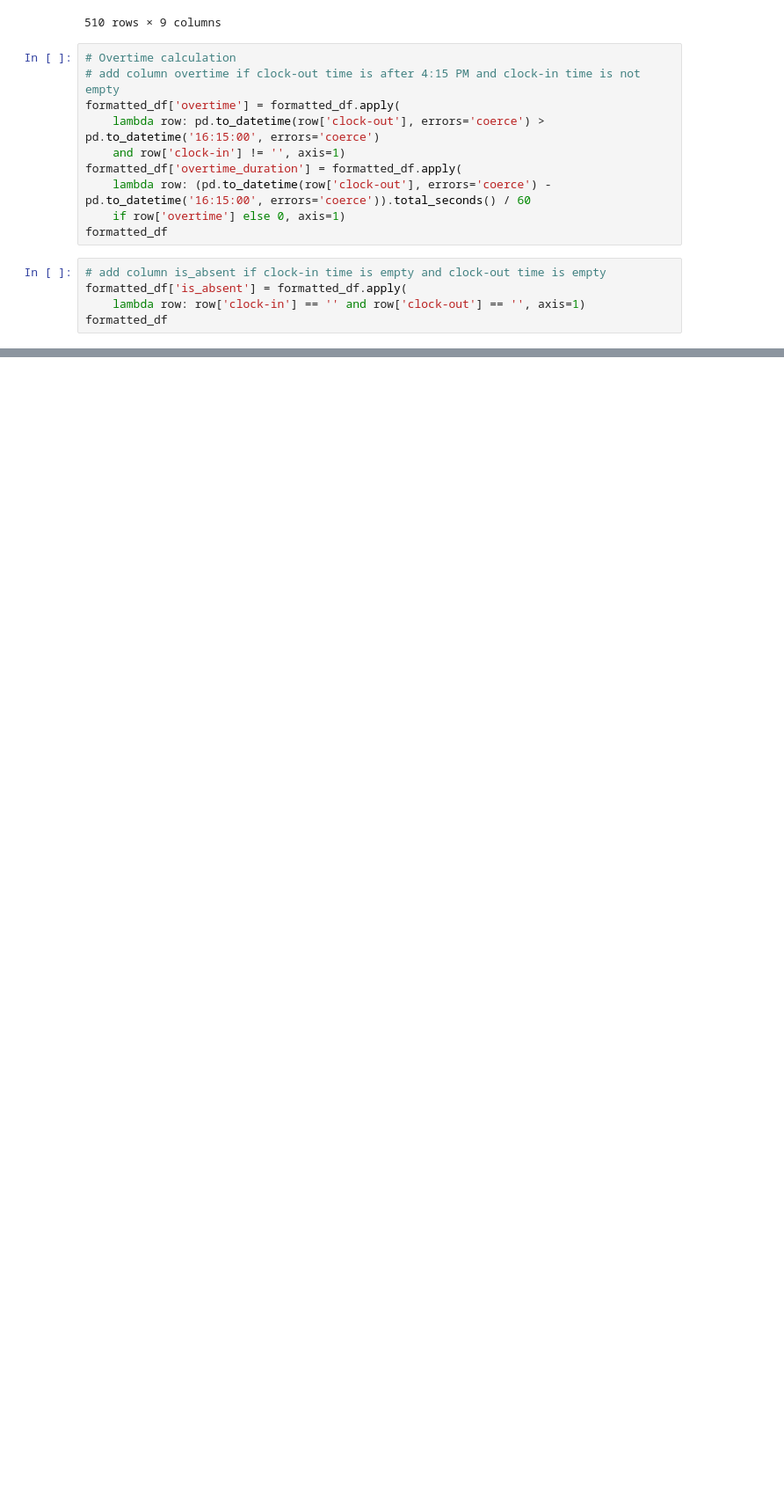
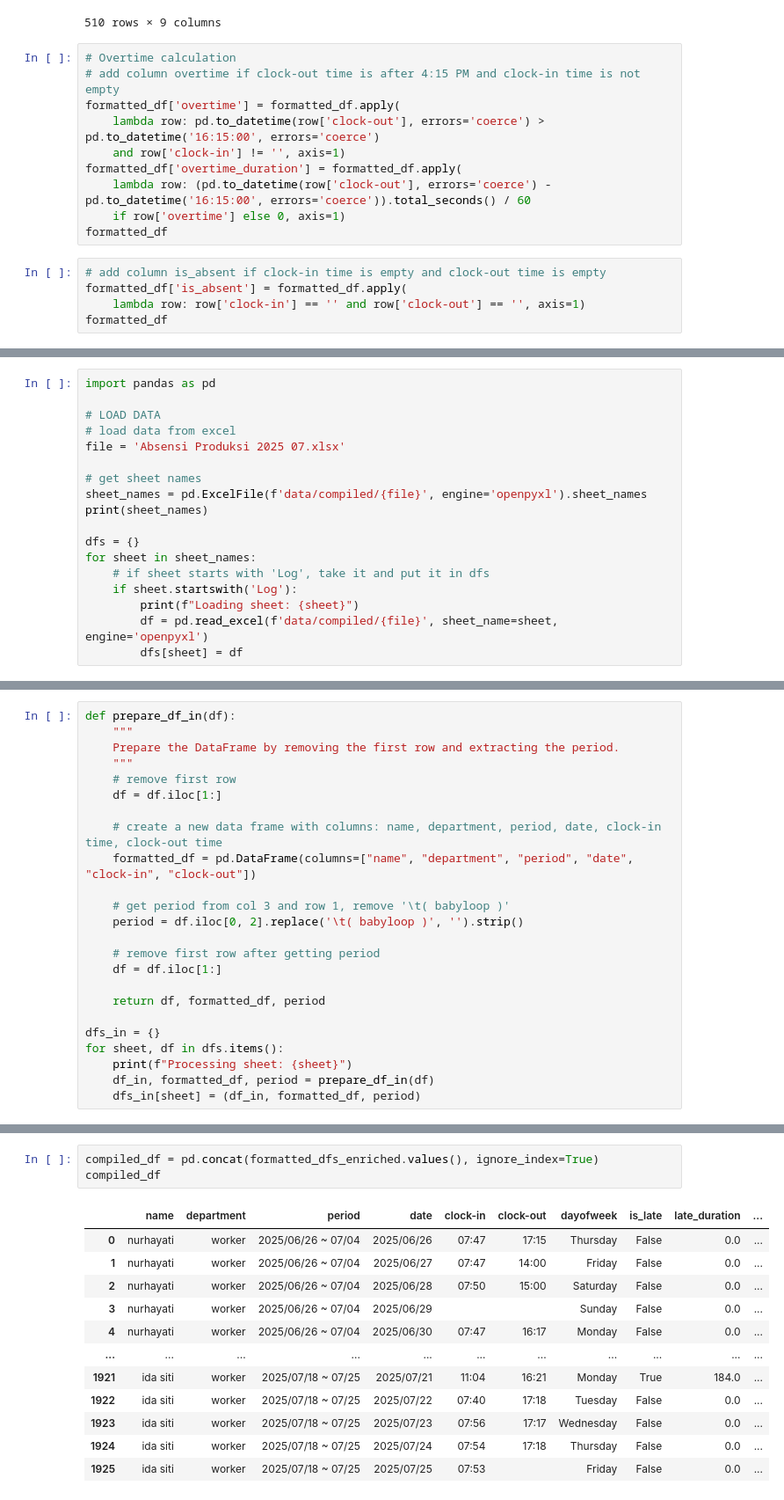
Before and after one commit to code13night/attendance_transform, a Jupyter notebook: notebook.ipynb, the cells around one changed output, grey strips where cells are left out. Shown: that part at 88% size. Drawn from its saved outputs; the diff is of its cells as text; blank space fills up the shorter version.

Commit message:
add multiple sheets processing

```diff
--- a/notebook.ipynb
+++ b/notebook.ipynb
@@ -401,0 +406,18 @@ formatted_df.to_csv(f'formatted/{base_filename}.csv', index=False)
+# %%
+import pandas as pd
+
+# LOAD DATA
+# load data from excel
+file = 'Absensi Produksi 2025 07.xlsx'
+
+# get sheet names
+sheet_names = pd.ExcelFile(f'data/compiled/{file}', engine='openpyxl').sheet_names
+print(sheet_names)
+
+dfs = {}
+for sheet in sheet_names:
+    # if sheet starts with 'Log', take it and put it in dfs
+    if sheet.startswith('Log'):
+        print(f"Loading sheet: {sheet}")
+        df = pd.read_excel(f'data/compiled/{file}', sheet_name=sheet, engine='openpyxl')
+        dfs[sheet] = df
@@ -401,0 +443,24 @@ formatted_df.to_csv(f'formatted/{base_filename}.csv', index=False)
+# %%
+def prepare_df_in(df):
+    """
+    Prepare the DataFrame by removing the first row and extracting the period.
+    """
+    # remove first row
+    df = df.iloc[1:]
+
+    # create a new data frame with columns: name, department, period, date, clock-in time, clock-out time
+    formatted_df = pd.DataFrame(columns=["name", "department", "period", "date", "clock-in", "clock-out"])
+
+    # get period from col 3 and row 1, remove '\t( babyloop )'
+    period = df.iloc[0, 2].replace('\t( babyloop )', '').strip()
+
+    # remove first row after getting period
+    df = df.iloc[1:]
+
+    return df, formatted_df, period
+
+dfs_in = {}
+for sheet, df in dfs.items():
+    print(f"Processing sheet: {sheet}")
+    df_in, formatted_df, period = prepare_df_in(df)
+    dfs_in[sheet] = (df_in, formatted_df, period)
@@ -401,0 +674,16 @@ formatted_df.to_csv(f'formatted/{base_filename}.csv', index=False)
+# %%
+compiled_df = pd.concat(formatted_dfs_enriched.values(), ignore_index=True)
+compiled_df
+# %% [output]
+|  | name | department | period | date | clock-in | clock-out | dayofweek | is_late | late_duration | ... |
+| 0 | nurhayati | worker | 2025/06/26 ~ 07/04 | 2025/06/26 | 07:47 | 17:15 | Thursday | False | 0.0 | ... |
+| 1 | nurhayati | worker | 2025/06/26 ~ 07/04 | 2025/06/27 | 07:47 | 14:00 | Friday | False | 0.0 | ... |
+| 2 | nurhayati | worker | 2025/06/26 ~ 07/04 | 2025/06/28 | 07:50 | 15:00 | Saturday | False | 0.0 | ... |
+| 3 | nurhayati | worker | 2025/06/26 ~ 07/04 | 2025/06/29 |  |  | Sunday | False | 0.0 | ... |
+| 4 | nurhayati | worker | 2025/06/26 ~ 07/04 | 2025/06/30 | 07:47 | 16:17 | Monday | False | 0.0 | ... |
+| ... | ... | ... | ... | ... | ... | ... | ... | ... | ... | ... |
+| 1921 | ida siti | worker | 2025/07/18 ~ 07/25 | 2025/07/21 | 11:04 | 16:21 | Monday | True | 184.0 | ... |
+| 1922 | ida siti | worker | 2025/07/18 ~ 07/25 | 2025/07/22 | 07:40 | 17:18 | Tuesday | False | 0.0 | ... |
+| 1923 | ida siti | worker | 2025/07/18 ~ 07/25 | 2025/07/23 | 07:56 | 17:17 | Wednesday | False | 0.0 | ... |
+| 1924 | ida siti | worker | 2025/07/18 ~ 07/25 | 2025/07/24 | 07:54 | 17:18 | Thursday | False | 0.0 | ... |
+| 1925 | ida siti | worker | 2025/07/18 ~ 07/25 | 2025/07/25 | 07:53 |  | Friday | False | 0.0 | ... |
```
Also changed, not shown: parts of 10 cells of this notebook, 1 other file.
